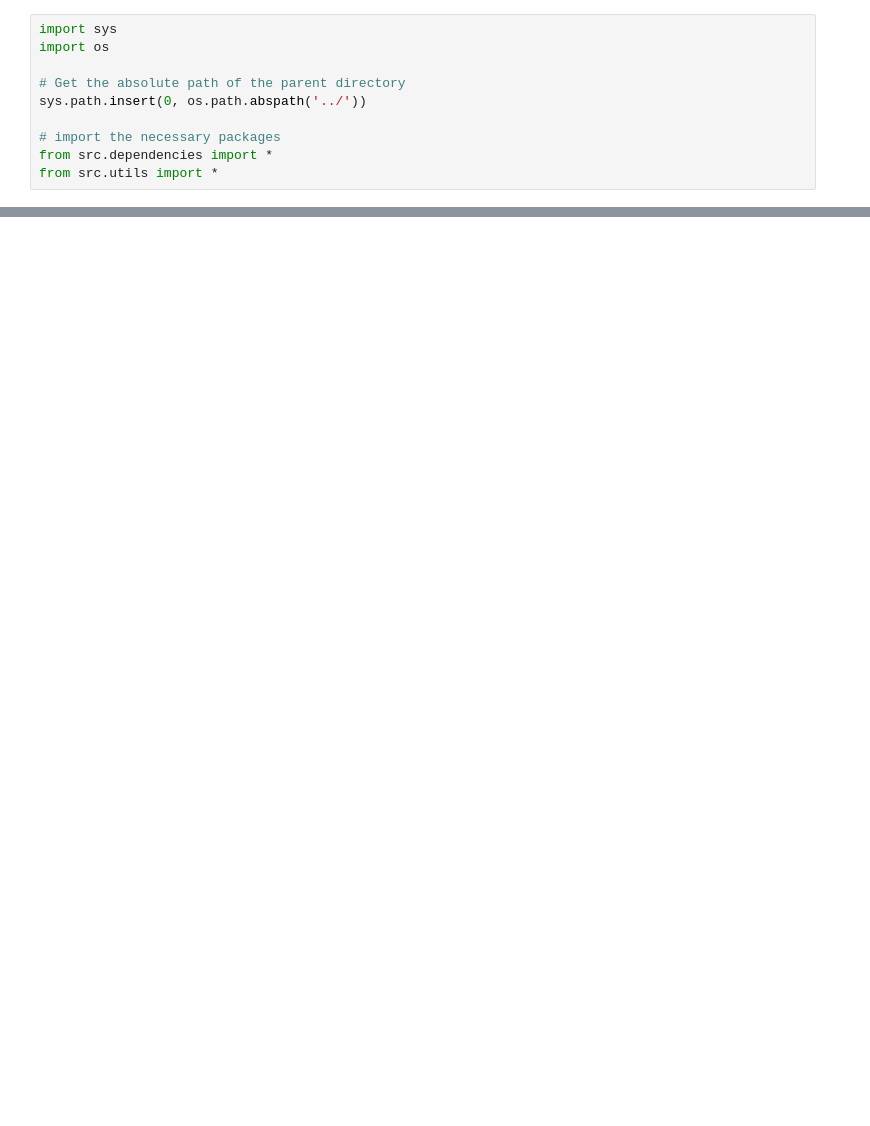
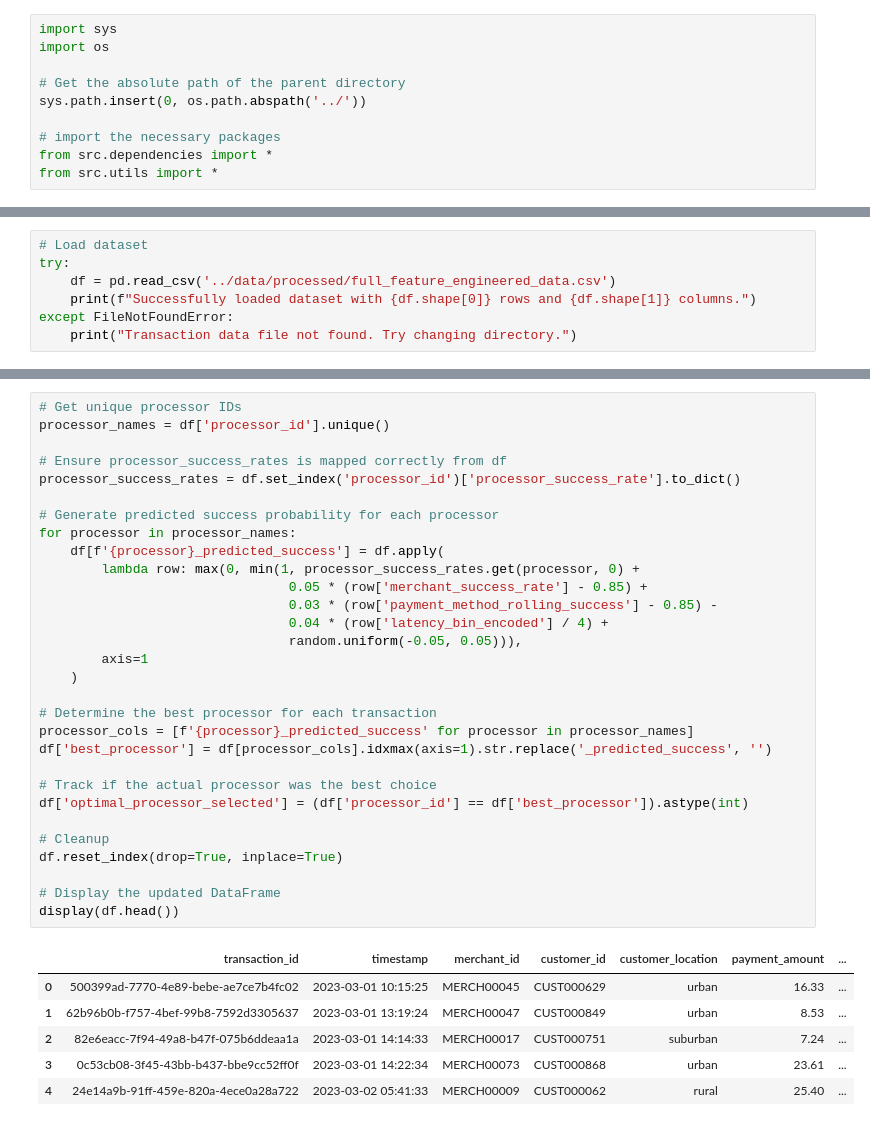
Before and after one commit to omar-kabeer/transaction_success_optimization, a Jupyter notebook: notebooks/04_routing_optimization.ipynb, the cells around one changed output, grey strips where cells are left out. Drawn from its saved outputs; the diff is of its cells as text; blank space fills up the shorter version.

```diff
--- a/notebooks/04_routing_optimization.ipynb
+++ b/notebooks/04_routing_optimization.ipynb
@@ -35,0 +46,7 @@ from src.utils import *
+# %%
+# Load dataset
+try:
+    df = pd.read_csv('../data/processed/full_feature_engineered_data.csv')
+    print(f"Successfully loaded dataset with {df.shape[0]} rows and {df.shape[1]} columns.")
+except FileNotFoundError:
+    print("Transaction data file not found. Try changing directory.")
@@ -35,0 +55,37 @@ from src.utils import *
+# %%
+# Get unique processor IDs
+processor_names = df['processor_id'].unique()
+
+# Ensure processor_success_rates is mapped correctly from df
+processor_success_rates = df.set_index('processor_id')['processor_success_rate'].to_dict()
+
+# Generate predicted success probability for each processor
+for processor in processor_names:
+    df[f'{processor}_predicted_success'] = df.apply(
+        lambda row: max(0, min(1, processor_success_rates.get(processor, 0) +
+                                0.05 * (row['merchant_success_rate'] - 0.85) +
+                                0.03 * (row['payment_method_rolling_success'] - 0.85) -
+                                0.04 * (row['latency_bin_encoded'] / 4) +
+                                random.uniform(-0.05, 0.05))),
+        axis=1
+    )
+
+# Determine the best processor for each transaction
+processor_cols = [f'{processor}_predicted_success' for processor in processor_names]
+df['best_processor'] = df[processor_cols].idxmax(axis=1).str.replace('_predicted_success', '')
+
+# Track if the actual processor was the best choice
+df['optimal_processor_selected'] = (df['processor_id'] == df['best_processor']).astype(int)
+
+# Cleanup
+df.reset_index(drop=True, inplace=True)
+
+# Display the updated DataFrame
+display(df.head())
+# %% [output]
+|  | transaction_id | timestamp | merchant_id | customer_id | customer_location | payment_amount | ... |
+| 0 | 500399ad-7770-4e89-bebe-ae7ce7b4fc02 | 2023-03-01 10:15:25 | MERCH00045 | CUST000629 | urban | 16.33 | ... |
+| 1 | 62b96b0b-f757-4bef-99b8-7592d3305637 | 2023-03-01 13:19:24 | MERCH00047 | CUST000849 | urban | 8.53 | ... |
+| 2 | 82e6eacc-7f94-49a8-b47f-075b6ddeaa1a | 2023-03-01 14:14:33 | MERCH00017 | CUST000751 | suburban | 7.24 | ... |
+| 3 | 0c53cb08-3f45-43bb-b437-bbe9cc52ff0f | 2023-03-01 14:22:34 | MERCH00073 | CUST000868 | urban | 23.61 | ... |
+| 4 | 24e14a9b-91ff-459e-820a-4ece0a28a722 | 2023-03-02 05:41:33 | MERCH00009 | CUST000062 | rural | 25.40 | ... |
```
Also changed, not shown: parts of 16 cells of this notebook.
